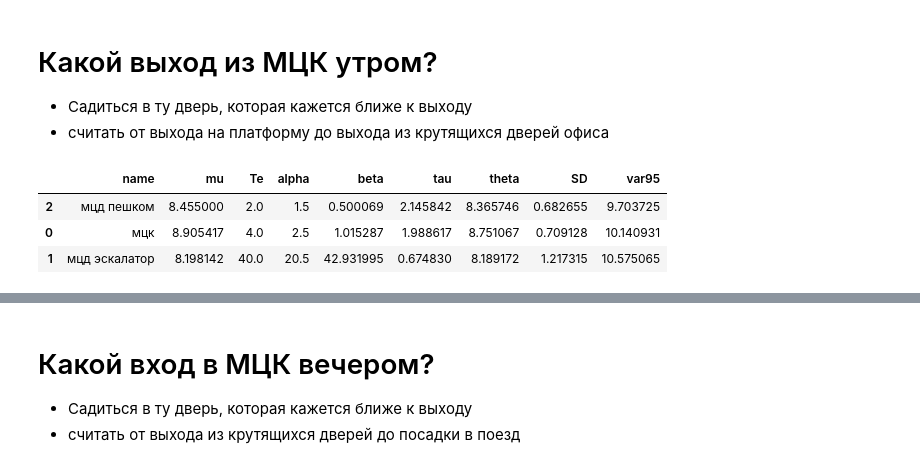
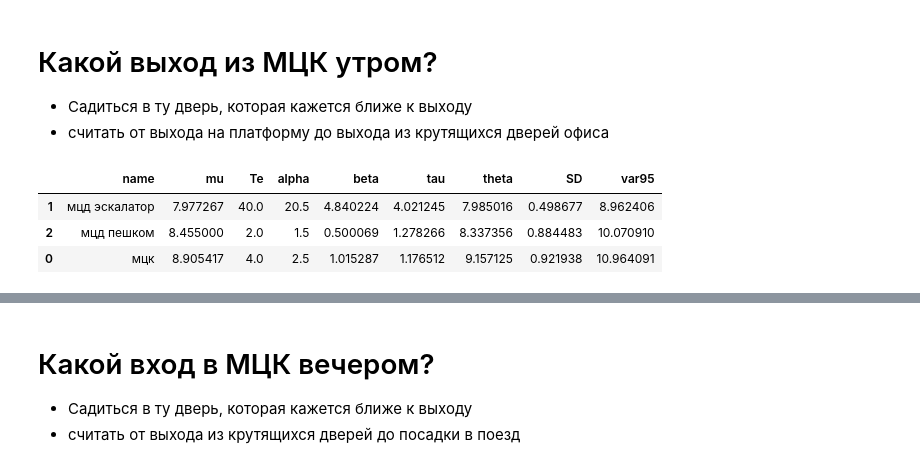
Before and after one commit to ksetdekov/trip_choice_optimizer, a Jupyter notebook: coffee-amount-optimization.ipynb, the cells around one changed output, grey strips where cells are left out. Cells and saved outputs as stored; diff of their text form; code cells hidden in the pictures.

```diff
--- a/coffee-amount-optimization.ipynb
+++ b/coffee-amount-optimization.ipynb
@@ -317,37 +317,37 @@ morning_exit.update_hands("мцд эскалатор", '0:07:56.5') # fr 20 dec
 morning_exit.update_hands("мцд эскалатор", '0:07:26.32') # mon 23 dec
 morning_exit.update_hands("мцд эскалатор", '0:09:09.3') # tue 24 dec
 morning_exit.update_hands("мцд эскалатор", '0:07:53.2') # wed 25 dec
 morning_exit.update_hands("мцд эскалатор", '0:07:32.9') # thr 26 dec
 morning_exit.update_hands("мцд эскалатор", '0:07:06.4') # thr 09 jan 2025
 morning_exit.update_hands("мцд эскалатор", '0:08:12.6') # fr 10 jan 2025
 morning_exit.update_hands("мцд эскалатор", '0:07:39.3') # mon 13 jan 2025
 morning_exit.update_hands("мцд эскалатор", '0:07:54.4') # tue 14 jan 2025
 morning_exit.update_hands("мцд эскалатор", '0:07:47.1') # wed 15 jan 2025
 morning_exit.update_hands("мцд эскалатор", '0:08:24.0') # thr 16 jan 2025
 morning_exit.update_hands("мцд эскалатор", '0:07:15.4') # fr 17 jan 2025
 morning_exit.update_hands("мцд эскалатор", '0:08:04.1') # mon 20 jan 2025
 morning_exit.update_hands("мцд эскалатор", '0:07:52.4') # tue 21 jan 2025
 morning_exit.update_hands("мцд эскалатор", '0:07:40.0') # wed 22 jan 2025
 morning_exit.update_hands("мцд эскалатор", '0:07:21.0') # thr 23 jan 2025
 morning_exit.update_hands("мцд эскалатор", '0:07:50.5') # fr 24 jan 2025
 morning_exit.update_hands("мцд эскалатор", '0:08:11.1') # mon 27 jan 2025
 morning_exit.update_hands("мцд эскалатор", '0:07:21.52') # tue 28 jan 2025
 morning_exit.update_hands("мцд эскалатор", '0:08:26.8') # wed 29 jan 2025
 morning_exit.update_hands("мцд эскалатор", '0:08:01.8') # thr 30 jan 2025
 morning_exit.update_hands("мцд эскалатор", '0:08:14.0') # mon 3 feb 2025
 morning_exit.update_hands("мцд эскалатор", '0:07:51.4') # tue 4 feb 2025
 morning_exit.update_hands("мцд эскалатор", '0:07:53') # wed 5 feb 2025
 morning_exit.update_hands("мцд эскалатор", '0:08:05') # thr 6 feb 2025
 morning_exit.update_hands("мцд пешком", '0:08:26.8') # fr 7 feb 2025
 morning_exit.update_hands("мцд пешком", '0:08:27.8') # monday 10 feb 2025
-morning_exit.update_hands("мцд эскалатор", '0:07:58,9') # tue 11 feb 2025
+morning_exit.update_hands("мцд эскалатор", '0:07:58.9') # tue 11 feb 2025
 
 morning_exit.grade()
 # %% [output]
 |  | name | mu | Te | alpha | beta | tau | theta | SD | var95 |
-| 2 | мцд пешком | 8.455000 | 2.0 | 1.5 | 0.500069 | 2.145842 | 8.365746 | 0.682655 | 9.703725 |
-| 0 | мцк | 8.905417 | 4.0 | 2.5 | 1.015287 | 1.988617 | 8.751067 | 0.709128 | 10.140931 |
-| 1 | мцд эскалатор | 8.198142 | 40.0 | 20.5 | 42.931995 | 0.674830 | 8.189172 | 1.217315 | 10.575065 |
+| 1 | мцд эскалатор | 7.977267 | 40.0 | 20.5 | 4.840224 | 4.021245 | 7.985016 | 0.498677 | 8.962406 |
+| 2 | мцд пешком | 8.455000 | 2.0 | 1.5 | 0.500069 | 1.278266 | 8.337356 | 0.884483 | 10.070910 |
+| 0 | мцк | 8.905417 | 4.0 | 2.5 | 1.015287 | 1.176512 | 9.157125 | 0.921938 | 10.964091 |
 # %%
 fig = px.violin(morning_exit.history, y="value", x="option", box=True, points="all",
           hover_data=cups.history.columns)
```
Also changed, not shown: parts of 4 cells of this notebook.
